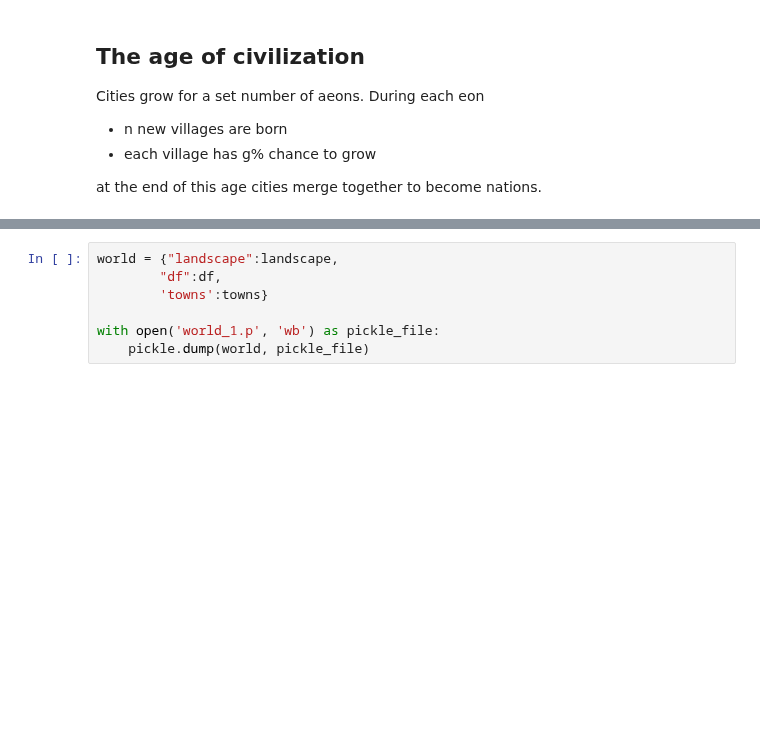
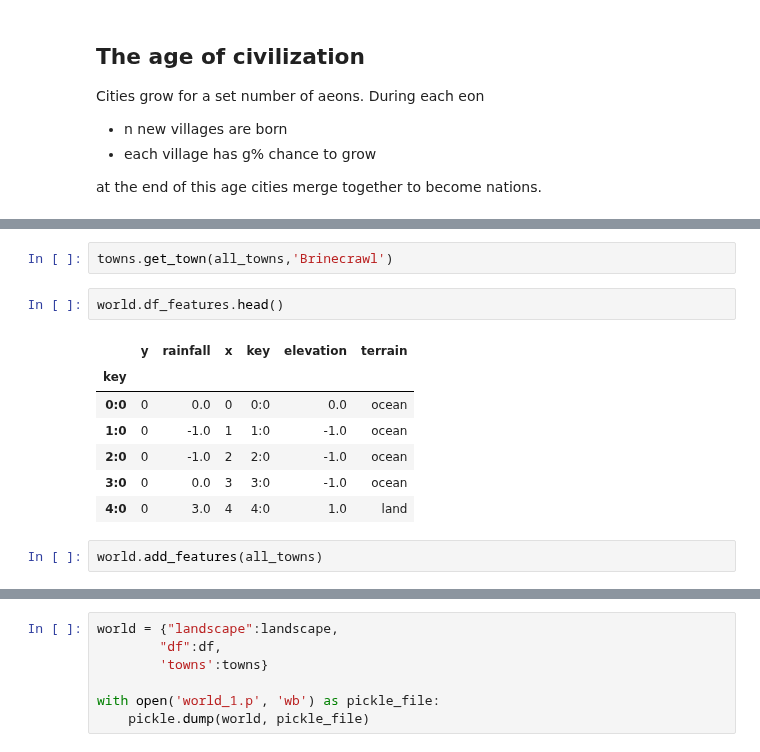
Before and after one commit to BillmanH/dsadventure, a Jupyter notebook: notebooks/2 Cities and Nations.ipynb, the cells around one changed output, grey strips where cells are left out. Saved outputs shown, nothing was run; the diff lists cells and outputs as text; blank space fills up the shorter version.

```diff
--- a/notebooks/2 Cities and Nations.ipynb
+++ b/notebooks/2 Cities and Nations.ipynb
@@ -71,0 +72,14 @@ draw.drawCities(df)
+# %%
+towns.get_town(all_towns,'Brinecrawl')
+# %%
+world.df_features.head()
+# %% [output]
+|  | y | rainfall | x | key | elevation | terrain |
+| key |  |  |  |  |  |  |
+| 0:0 | 0 | 0.0 | 0 | 0:0 | 0.0 | ocean |
+| 1:0 | 0 | -1.0 | 1 | 1:0 | -1.0 | ocean |
+| 2:0 | 0 | -1.0 | 2 | 2:0 | -1.0 | ocean |
+| 3:0 | 0 | 0.0 | 3 | 3:0 | -1.0 | ocean |
+| 4:0 | 0 | 3.0 | 4 | 4:0 | 1.0 | land |
+# %%
+world.add_features(all_towns)
```
Also changed, not shown: parts of 12 cells of this notebook, 5 other files.
